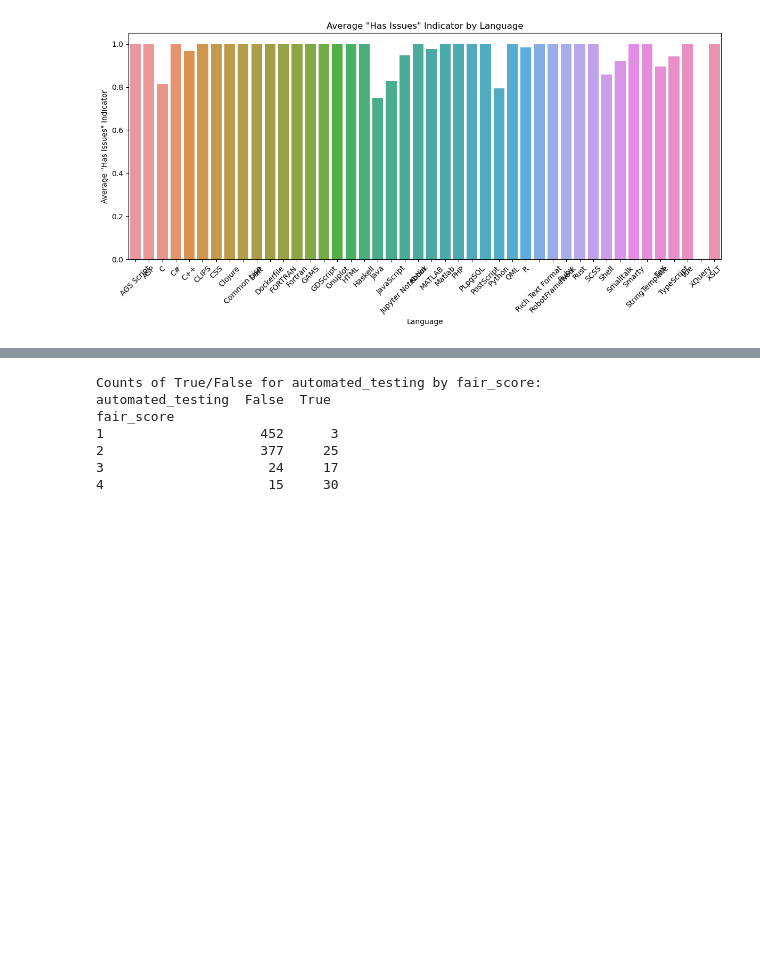
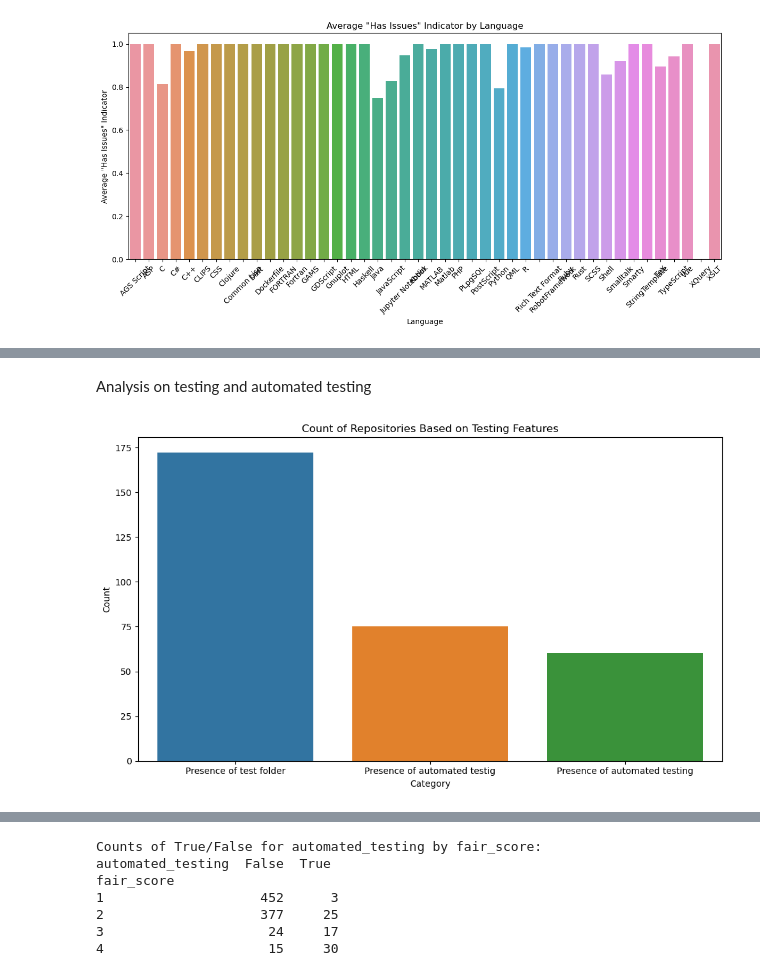
Before and after one commit to Software-Engineering-Group-UP/FAIR-test, a Jupyter notebook: Data_Collection/results/analysis_potsdam.ipynb, the cells around one changed output, grey strips where cells are left out. Cells and saved outputs as stored; diff of their text form; code cells hidden in the pictures; blank space fills up the shorter version.

```diff
--- a/Data_Collection/results/analysis_potsdam.ipynb
+++ b/Data_Collection/results/analysis_potsdam.ipynb
@@ -285,0 +322,28 @@ Feel f
+# %% [markdown]
+Analysis on testing and automated testing
+# %%
+# Count the total number of repositories where 'test_folder' is True, 'automated_testing' is True, and both are True
+count_test_folder_true = df[df['test_folder']].shape[0]
+count_automated_testing_true = df[df['automated_testing']].shape[0]
+count_both_true = df[df['test_folder'] & df['automated_testing']].shape[0]
+
+count_test_folder_true, count_automated_testing_true, count_both_true
+
+# Prepare data for visualization
+count_data = {
+    'Category': ['Presence of test folder', 'Presence of automated testig', 'Presence of automated testing'],
+    'Count': [count_test_folder_true, count_automated_testing_true, count_both_true]
+}
+
+count_df = pd.DataFrame(count_data)
+
+# Visualize the counts
+plt.figure(figsize=(10, 6))
+sns.barplot(x='Category', y='Count', data=count_df)
+plt.title('Count of Repositories Based on Testing Features')
+plt.xlabel('Category')
+plt.ylabel('Count')
+plt.tight_layout()
+plt.show()
+# %% [output]
+[figure, added]
```
Also changed, not shown: parts of 15 cells of this notebook.
